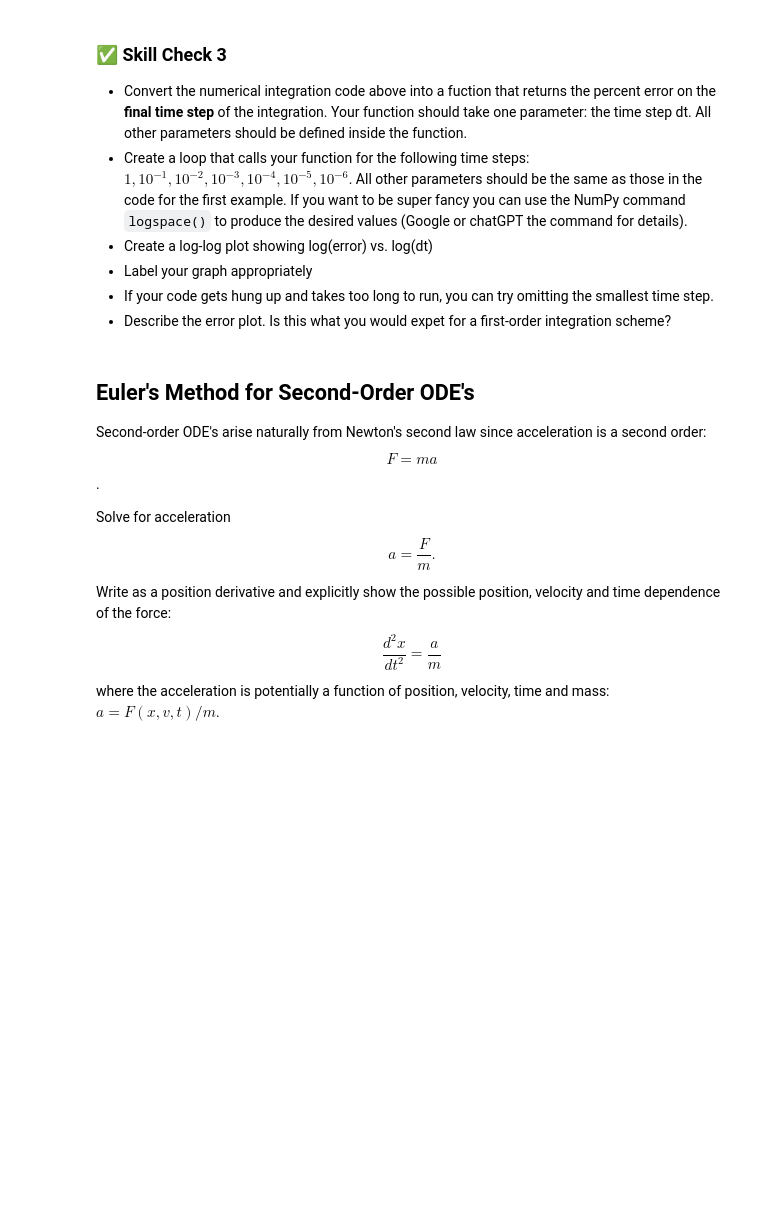
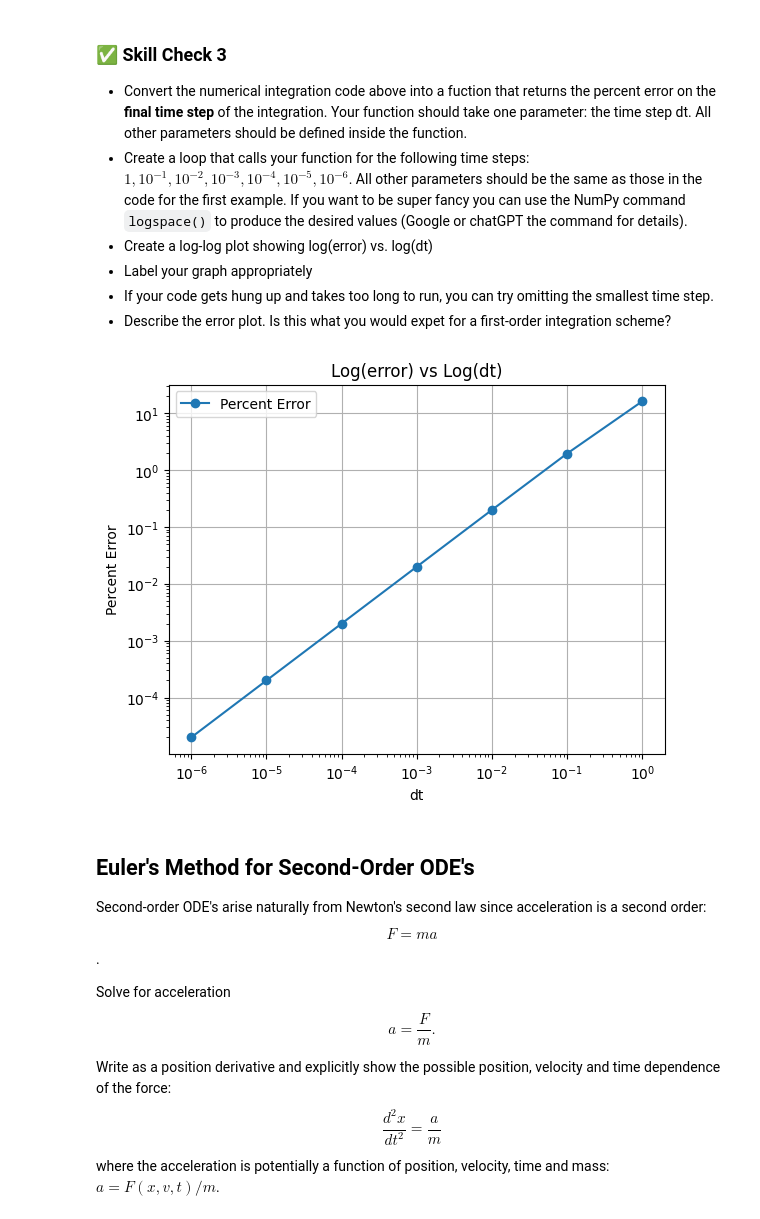
Before and after one commit to ASK3Y/Computational-Physics, a Jupyter notebook: ode/ode_1.ipynb, the cells around one changed output. Saved outputs shown, nothing was run; the diff lists cells and outputs as text; code cells hidden in the pictures; blank space fills up the shorter version.

```diff
--- a/ode/ode_1.ipynb
+++ b/ode/ode_1.ipynb
@@ -292,3 +236,52 @@ def Euler_Error(dt):
+# %%
+import numpy as np
+import matplotlib.pyplot as plt
+
+# Function that returns percent error at the final time step
+def Euler_Error(dt):
+    a = 0.2        # growth constant
+    tmax = 10
+    y0 = 1
+
+    # Number of steps
+    N = int(tmax/dt) + 1
+
+    # Arrays
+    t = np.zeros(N)
+    y = np.zeros(N)
+    y[0] = y0
+
+    # Euler integration
+    for n in range(N-1):
+        y[n+1] = y[n] + a*y[n]*dt
+        t[n+1] = t[n] + dt
+
+    # Analytic solution
+    y_true = y0 * np.exp(a * t)
+
+    # Percent error at final time step
+    percent_error = abs(y[-1] - y_true[-1]) / y_true[-1] * 100
+    return percent_error
+
+
+# Time steps to test
+dt_values = [1, 1e-1, 1e-2, 1e-3, 1e-4, 1e-5, 1e-6]
+errors = []
+
+# Compute errors for each dt
+for dt in dt_values:
+    errors.append(Euler_Error(dt))
+
+# Log–log plot
+plt.loglog(dt_values, errors, 'o-', label='Percent Error')
+plt.xlabel("dt")
+plt.ylabel("Percent Error")
+plt.title("Log(error) vs Log(dt)")
+plt.legend()
+plt.grid(True)
+plt.show()
+# %% [output]
+[figure, added]
 # %% [markdown]
 ## Euler's Method for Second-Order ODE's
 
```
Also changed, not shown: parts of 6 cells of this notebook.
